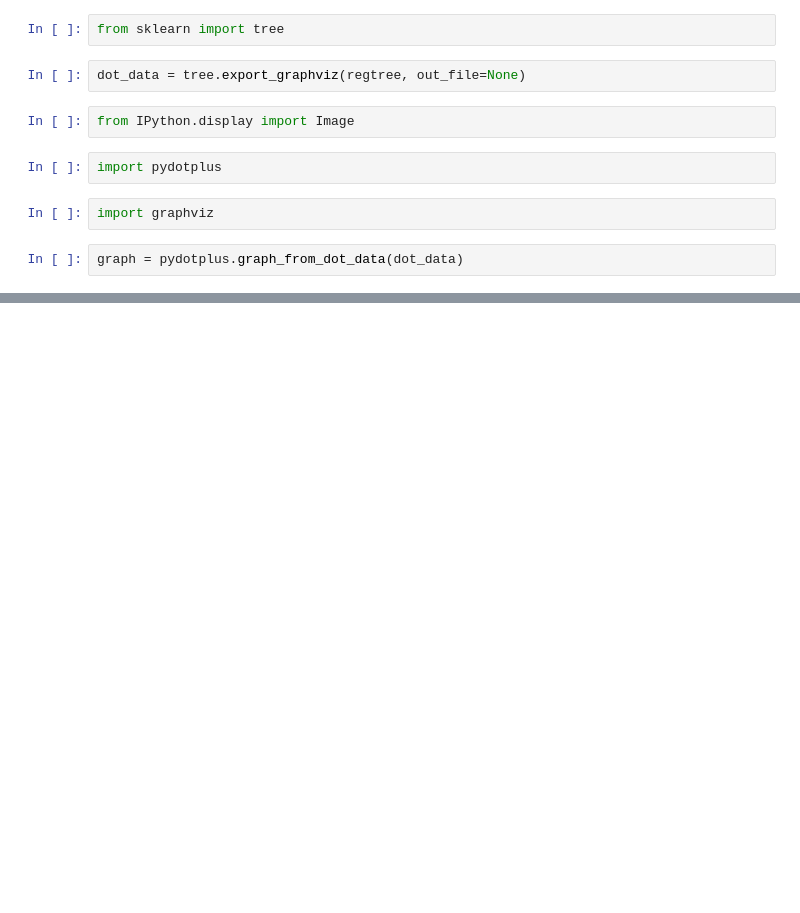
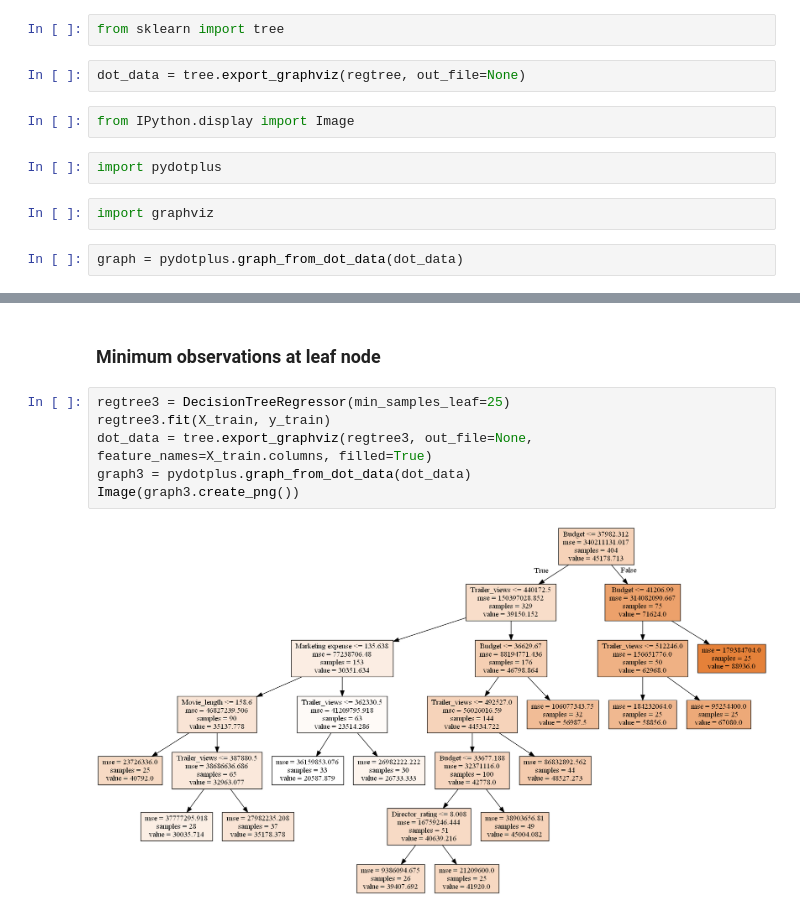
Before and after one commit to Stan-Leigh/Start-Tech-Academy, a Jupyter notebook: Decision Tree.ipynb, the cells around one changed output, grey strips where cells are left out. Cells and saved outputs as stored; diff of their text form; blank space fills up the shorter version.

```diff
--- a/Decision Tree.ipynb
+++ b/Decision Tree.ipynb
@@ -208,0 +231,10 @@ Image(graph.create_png())
+# %% [markdown]
+### Minimum observations at leaf node
+# %%
+regtree3 = DecisionTreeRegressor(min_samples_leaf=25)
+regtree3.fit(X_train, y_train)
+dot_data = tree.export_graphviz(regtree3, out_file=None, feature_names=X_train.columns, filled=True)
+graph3 = pydotplus.graph_from_dot_data(dot_data)
+Image(graph3.create_png())
+# %% [output]
+[figure, added]
```
Also changed, not shown: parts of 7 cells of this notebook, 1 other file.
